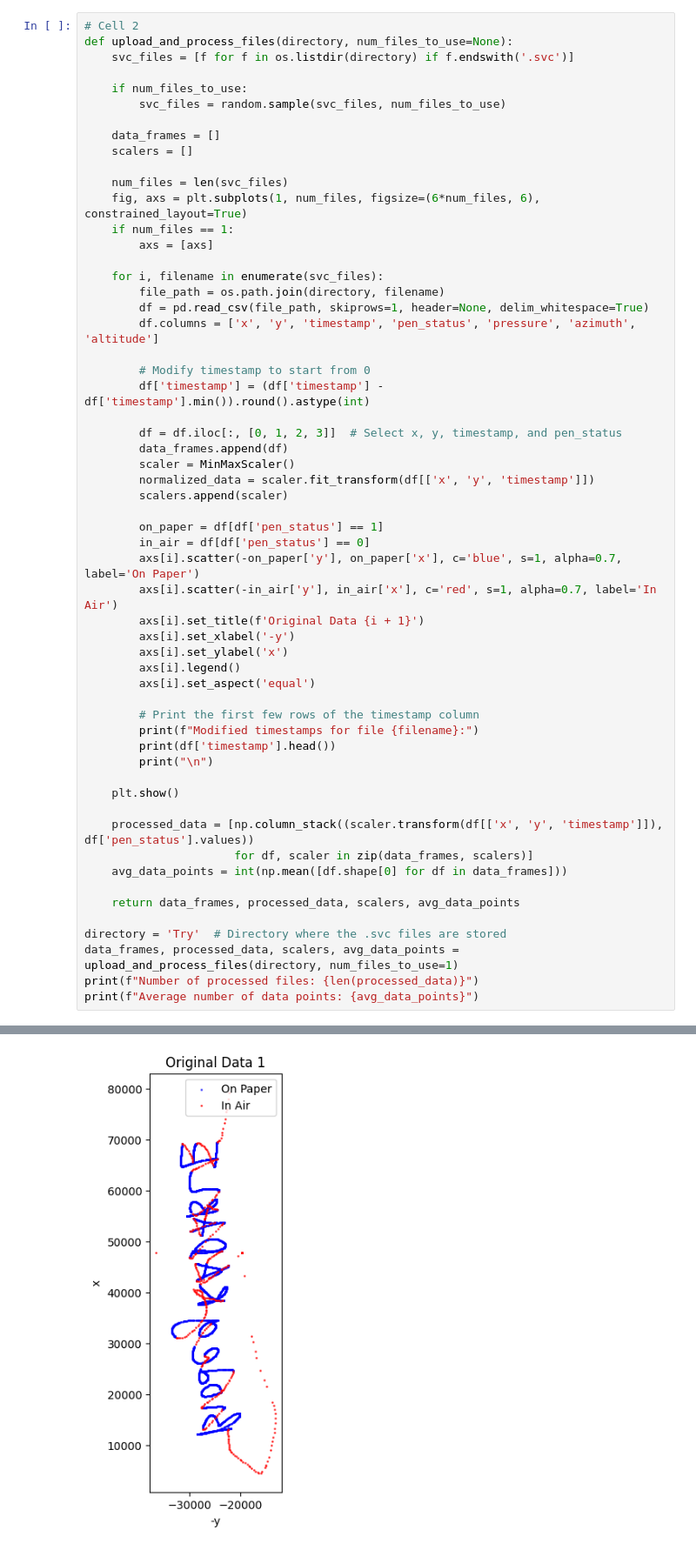
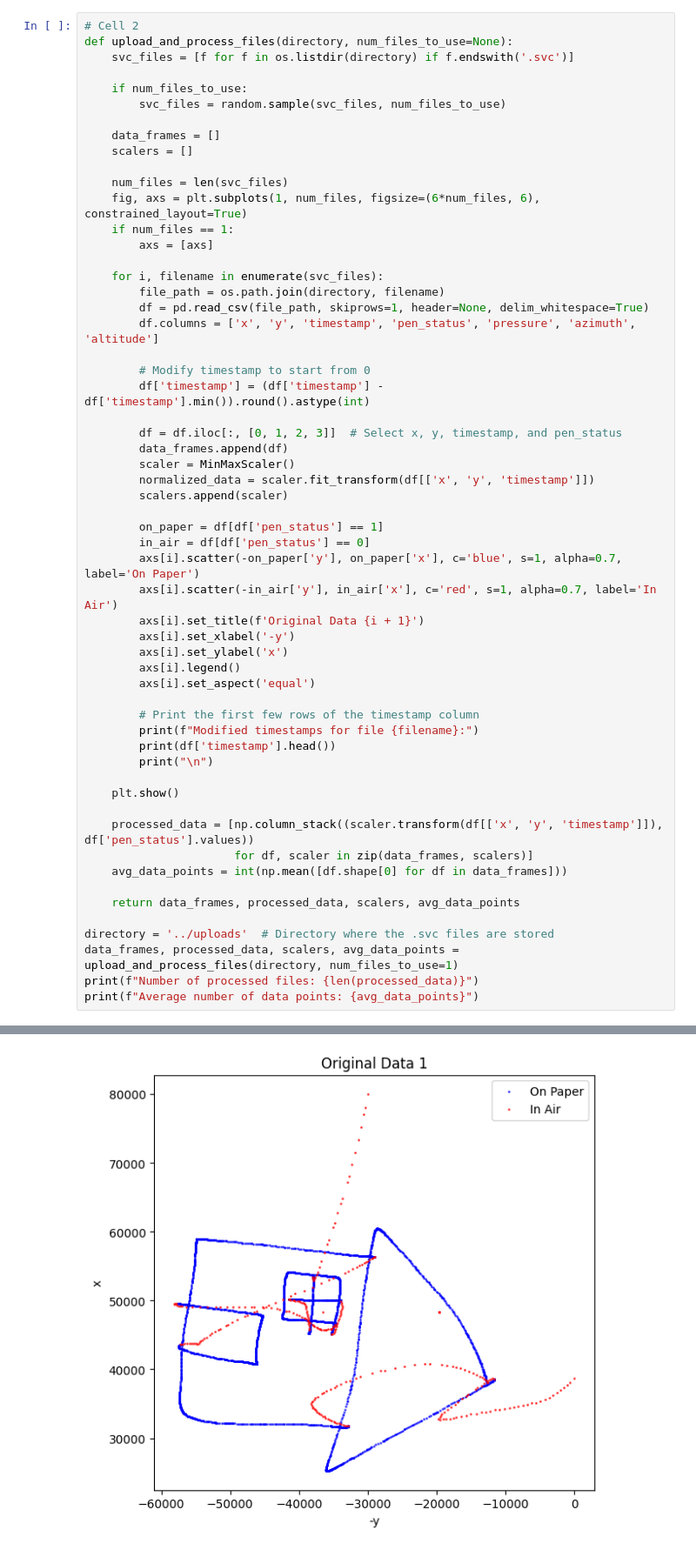
Before and after one commit to jaypeepeep/SC-Beta-VAE-GAN, a Jupyter notebook: model/VAEGAN Checkpoint 1.5.2.1.ipynb, the cells around one changed output, grey strips where cells are left out. Shown at 87% size. Saved outputs shown, nothing was run; the diff lists cells and outputs as text.

Commit message:
refactor: change model directory to uploads

```diff
--- a/model/VAEGAN Checkpoint 1.5.2.1.ipynb
+++ b/model/VAEGAN Checkpoint 1.5.2.1.ipynb
@@ -67,7 +67,7 @@ def upload_and_process_files(directory, num_files_to_use=None):
 
     return data_frames, processed_data, scalers, avg_data_points
 
-directory = 'Try'  # Directory where the .svc files are stored
+directory = '../uploads'  # Directory where the .svc files are stored
 data_frames, processed_data, scalers, avg_data_points = upload_and_process_files(directory, num_files_to_use=1)
 print(f"Number of processed files: {len(processed_data)}")
 print(f"Average number of data points: {avg_data_points}")
@@ -81,3 +81,3 @@ Modified timestamps for file handwritingData_1727253226673.svc:
 Name: timestamp, dtype: int32
-[figure, old version]
+[figure, new version]
 Number of processed files: 1
```
Also changed, not shown: parts of 2 cells of this notebook, 1 other file.
